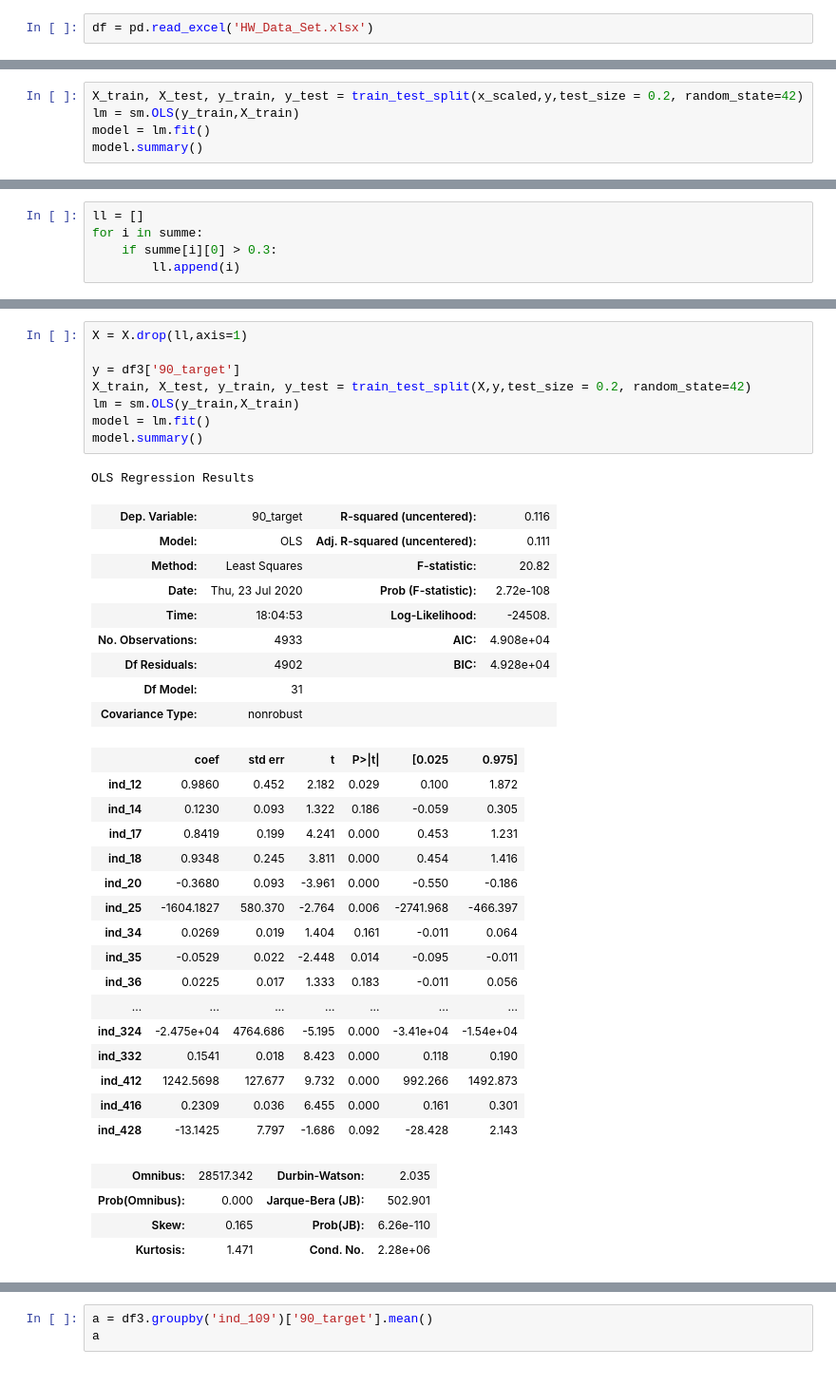
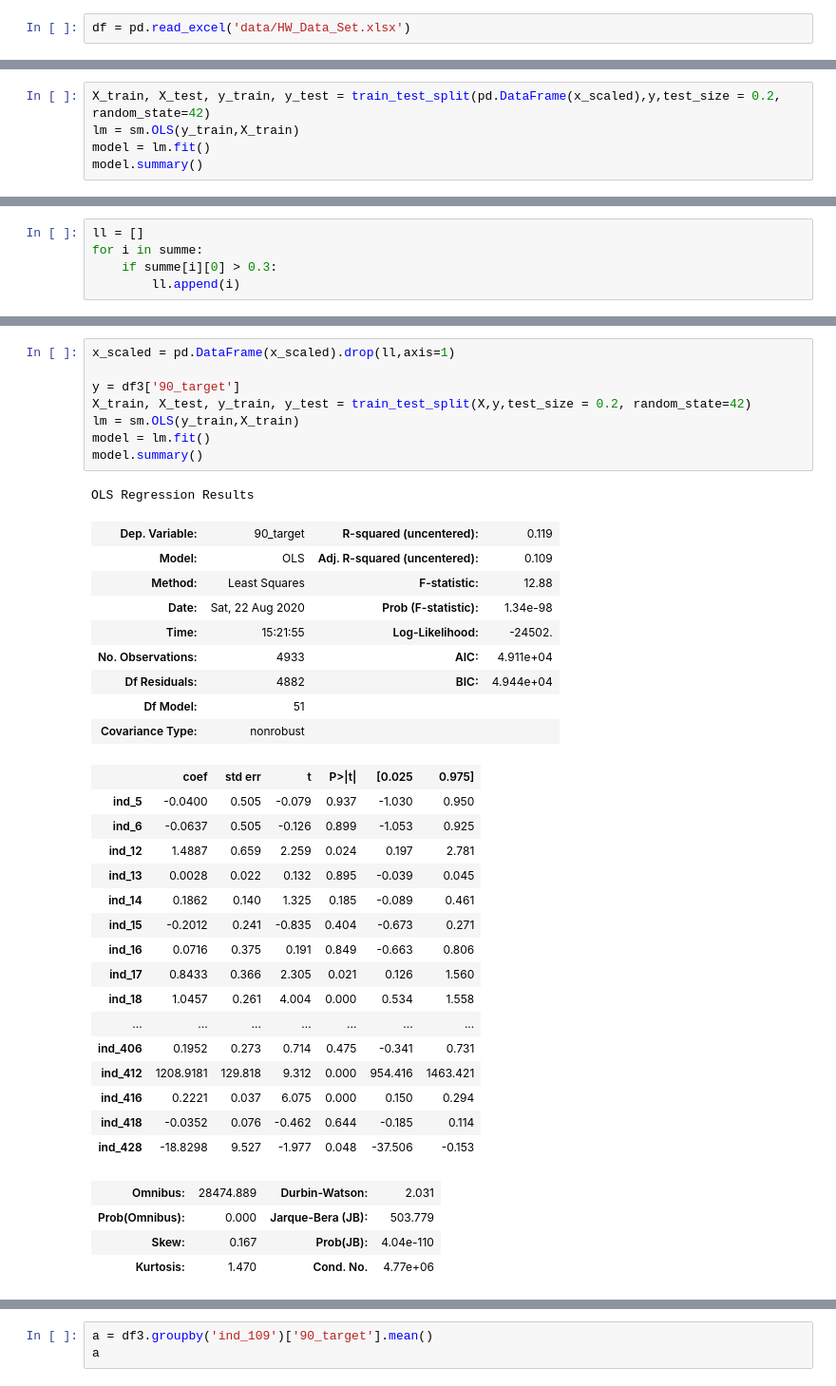
Before and after one commit to Kodluyoruz-Ankara-Veri-Bilimi/assignment-BerkeAtalay, a Jupyter notebook: Hw_Linear_Reg_on_Forex.ipynb, the cells around one changed output, grey strips where cells are left out. Shown at 95% size. Drawn from its saved outputs; the diff is of its cells as text.

```diff
--- a/Hw2.ipynb
+++ b/Hw_Linear_Reg_on_Forex.ipynb
@@ -11,7 +11,7 @@ from sklearn.model_selection import train_test_split, cross_val_predict, cross_v
 import statsmodels.formula.api as smf
 from sklearn.metrics import mean_squared_error, r2_score
 # %%
-df = pd.read_excel('HW_Data_Set.xlsx')
+df = pd.read_excel('data/HW_Data_Set.xlsx')
 # %%
 df.describe()
 # %% [output]
@@ -158,7 +158,7 @@ strong multicollinearity or other numerical problems.
 from sklearn import preprocessing
 x_scaled = preprocessing.scale(X)
 # %%
-X_train, X_test, y_train, y_test = train_test_split(x_scaled,y,test_size = 0.2, random_state=42)
+X_train, X_test, y_train, y_test = train_test_split(pd.DataFrame(x_scaled),y,test_size = 0.2, random_state=42)
 lm = sm.OLS(y_train,X_train)
 model = lm.fit()
 model.summary()
@@ -230,41 +227,41 @@ ll
 # %%
-X = X.drop(ll,axis=1)
+x_scaled = pd.DataFrame(x_scaled).drop(ll,axis=1)
 
 y = df3['90_target']
 X_train, X_test, y_train, y_test = train_test_split(X,y,test_size = 0.2, random_state=42)
 lm = sm.OLS(y_train,X_train)
 model = lm.fit()
 model.summary()
 # %% [output]
 OLS Regression Results
-| Dep. Variable: | 90_target | R-squared (uncentered): | 0.116 |
-| Model: | OLS | Adj. R-squared (uncentered): | 0.111 |
-| Method: | Least Squares | F-statistic: | 20.82 |
-| Date: | Thu, 23 Jul 2020 | Prob (F-statistic): | 2.72e-108 |
-| Time: | 18:04:53 | Log-Likelihood: | -24508. |
-| No. Observations: | 4933 | AIC: | 4.908e+04 |
-| Df Residuals: | 4902 | BIC: | 4.928e+04 |
-| Df Model: | 31 |  |  |
+| Dep. Variable: | 90_target | R-squared (uncentered): | 0.119 |
+| Model: | OLS | Adj. R-squared (uncentered): | 0.109 |
+| Method: | Least Squares | F-statistic: | 12.88 |
+| Date: | Sat, 22 Aug 2020 | Prob (F-statistic): | 1.34e-98 |
+| Time: | 15:21:55 | Log-Likelihood: | -24502. |
+| No. Observations: | 4933 | AIC: | 4.911e+04 |
+| Df Residuals: | 4882 | BIC: | 4.944e+04 |
+| Df Model: | 51 |  |  |
 | Covariance Type: | nonrobust |  |  |
 |  | coef | std err | t | P>|t| | [0.025 | 0.975] |
-| ind_12 | 0.9860 | 0.452 | 2.182 | 0.029 | 0.100 | 1.872 |
-| ind_14 | 0.1230 | 0.093 | 1.322 | 0.186 | -0.059 | 0.305 |
-| ind_17 | 0.8419 | 0.199 | 4.241 | 0.000 | 0.453 | 1.231 |
-| ind_18 | 0.9348 | 0.245 | 3.811 | 0.000 | 0.454 | 1.416 |
-| ind_20 | -0.3680 | 0.093 | -3.961 | 0.000 | -0.550 | -0.186 |
-| ind_25 | -1604.1827 | 580.370 | -2.764 | 0.006 | -2741.968 | -466.397 |
-| ind_34 | 0.0269 | 0.019 | 1.404 | 0.161 | -0.011 | 0.064 |
-| ind_35 | -0.0529 | 0.022 | -2.448 | 0.014 | -0.095 | -0.011 |
-| ind_36 | 0.0225 | 0.017 | 1.333 | 0.183 | -0.011 | 0.056 |
+| ind_5 | -0.0400 | 0.505 | -0.079 | 0.937 | -1.030 | 0.950 |
+| ind_6 | -0.0637 | 0.505 | -0.126 | 0.899 | -1.053 | 0.925 |
+| ind_12 | 1.4887 | 0.659 | 2.259 | 0.024 | 0.197 | 2.781 |
+| ind_13 | 0.0028 | 0.022 | 0.132 | 0.895 | -0.039 | 0.045 |
+| ind_14 | 0.1862 | 0.140 | 1.325 | 0.185 | -0.089 | 0.461 |
+| ind_15 | -0.2012 | 0.241 | -0.835 | 0.404 | -0.673 | 0.271 |
+| ind_16 | 0.0716 | 0.375 | 0.191 | 0.849 | -0.663 | 0.806 |
+| ind_17 | 0.8433 | 0.366 | 2.305 | 0.021 | 0.126 | 1.560 |
+| ind_18 | 1.0457 | 0.261 | 4.004 | 0.000 | 0.534 | 1.558 |
 | ... | ... | ... | ... | ... | ... | ... |
-| ind_324 | -2.475e+04 | 4764.686 | -5.195 | 0.000 | -3.41e+04 | -1.54e+04 |
-| ind_332 | 0.1541 | 0.018 | 8.423 | 0.000 | 0.118 | 0.190 |
-| ind_412 | 1242.5698 | 127.677 | 9.732 | 0.000 | 992.266 | 1492.873 |
-| ind_416 | 0.2309 | 0.036 | 6.455 | 0.000 | 0.161 | 0.301 |
-| ind_428 | -13.1425 | 7.797 | -1.686 | 0.092 | -28.428 | 2.143 |
+| ind_406 | 0.1952 | 0.273 | 0.714 | 0.475 | -0.341 | 0.731 |
+| ind_412 | 1208.9181 | 129.818 | 9.312 | 0.000 | 954.416 | 1463.421 |
+| ind_416 | 0.2221 | 0.037 | 6.075 | 0.000 | 0.150 | 0.294 |
+| ind_418 | -0.0352 | 0.076 | -0.462 | 0.644 | -0.185 | 0.114 |
+| ind_428 | -18.8298 | 9.527 | -1.977 | 0.048 | -37.506 | -0.153 |
-| Omnibus: | 28517.342 | Durbin-Watson: | 2.035 |
-| Prob(Omnibus): | 0.000 | Jarque-Bera (JB): | 502.901 |
-| Skew: | 0.165 | Prob(JB): | 6.26e-110 |
-| Kurtosis: | 1.471 | Cond. No. | 2.28e+06 |
+| Omnibus: | 28474.889 | Durbin-Watson: | 2.031 |
+| Prob(Omnibus): | 0.000 | Jarque-Bera (JB): | 503.779 |
+| Skew: | 0.167 | Prob(JB): | 4.04e-110 |
+| Kurtosis: | 1.470 | Cond. No. | 4.77e+06 |
 Warnings:
 [1] Standard Errors assume that the covariance matrix of the errors is correctly specified.
```
Also changed, not shown: parts of 6 cells of this notebook, 9 other files.
